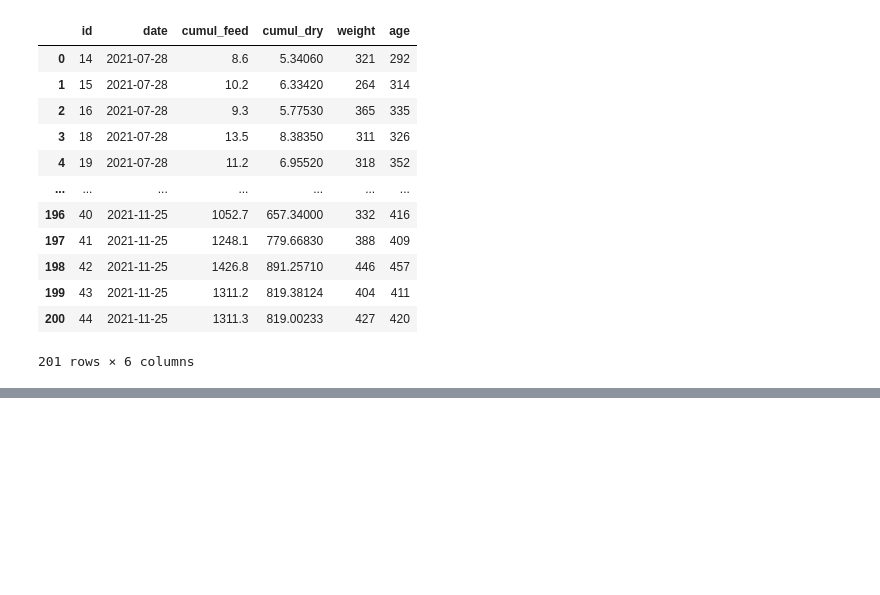
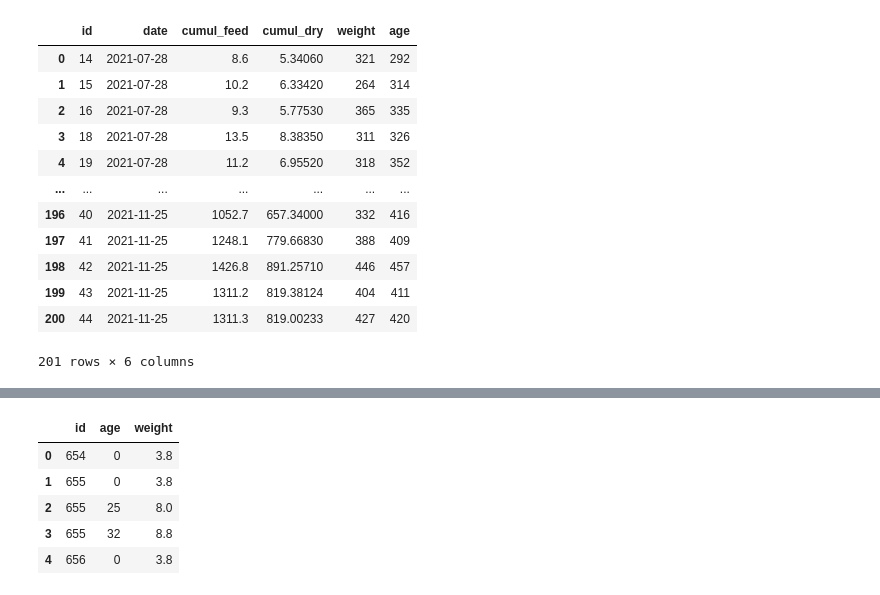
Before and after one commit to diogo-f-oliveira/DEB-Python, a Jupyter notebook: DEB Efficiency Metrics.ipynb, the cells around one changed output, grey strips where cells are left out. Drawn from its saved outputs; the diff is of its cells as text; code cells hidden in the pictures; blank space fills up the shorter version.

```diff
--- a/DEB Efficiency Metrics.ipynb
+++ b/DEB Efficiency Metrics.ipynb
@@ -259,0 +285,26 @@ fig.savefig("Figures/tfi_weight")
+# %%
+dates = ['2022-02-18', '2022-02-28', '2022-03-07']
+weights_dict = {'id': [], 'age':[], 'weight': []}
+for i in df.index.values:
+    lamb_dob = dt.fromisoformat(df.loc[i,'dob'])
+    lamb_id = df.loc[i,'id']
+    weights_dict['id'].append(lamb_id)
+    weights_dict['weight'].append(df.loc[i,'wb'])
+    weights_dict['age'].append(0)
+    for d in dates:
+        d_dt = dt.fromisoformat(d)
+        lamb_weight = df.loc[i,d]
+        if lamb_weight == 0 or np.isnan(lamb_weight):
+            continue
+        weights_dict['id'].append(lamb_id)
+        weights_dict['weight'].append(lamb_weight)
+        weights_dict['age'].append((d_dt-lamb_dob).days)
+lamb = pd.DataFrame(weights_dict)
+lamb.head()
+# %% [output]
+|  | id | age | weight |
+| 0 | 654 | 0 | 3.8 |
+| 1 | 655 | 0 | 3.8 |
+| 2 | 655 | 25 | 8.0 |
+| 3 | 655 | 32 | 8.8 |
+| 4 | 656 | 0 | 3.8 |
```
Also changed, not shown: parts of 7 cells of this notebook, 10 other files.
